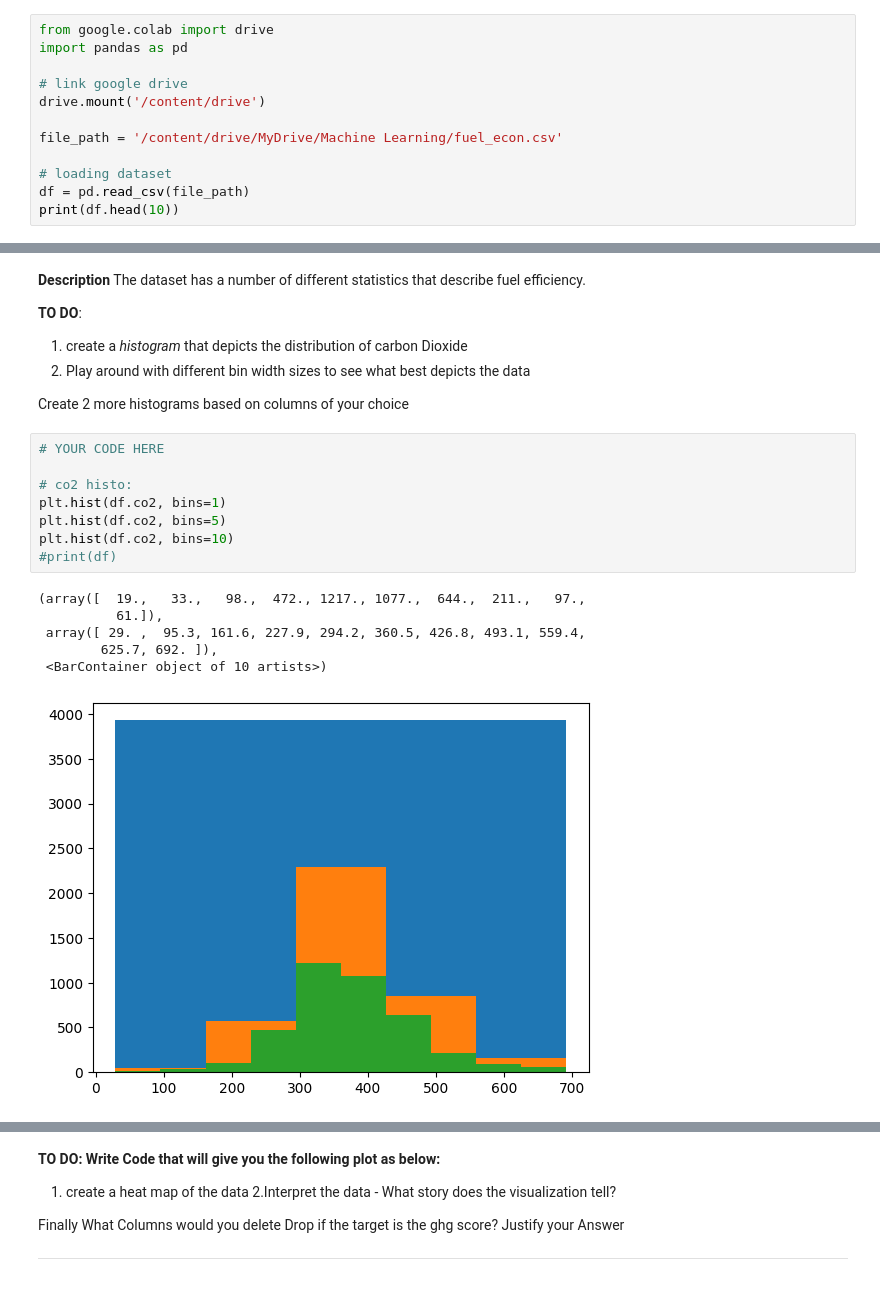
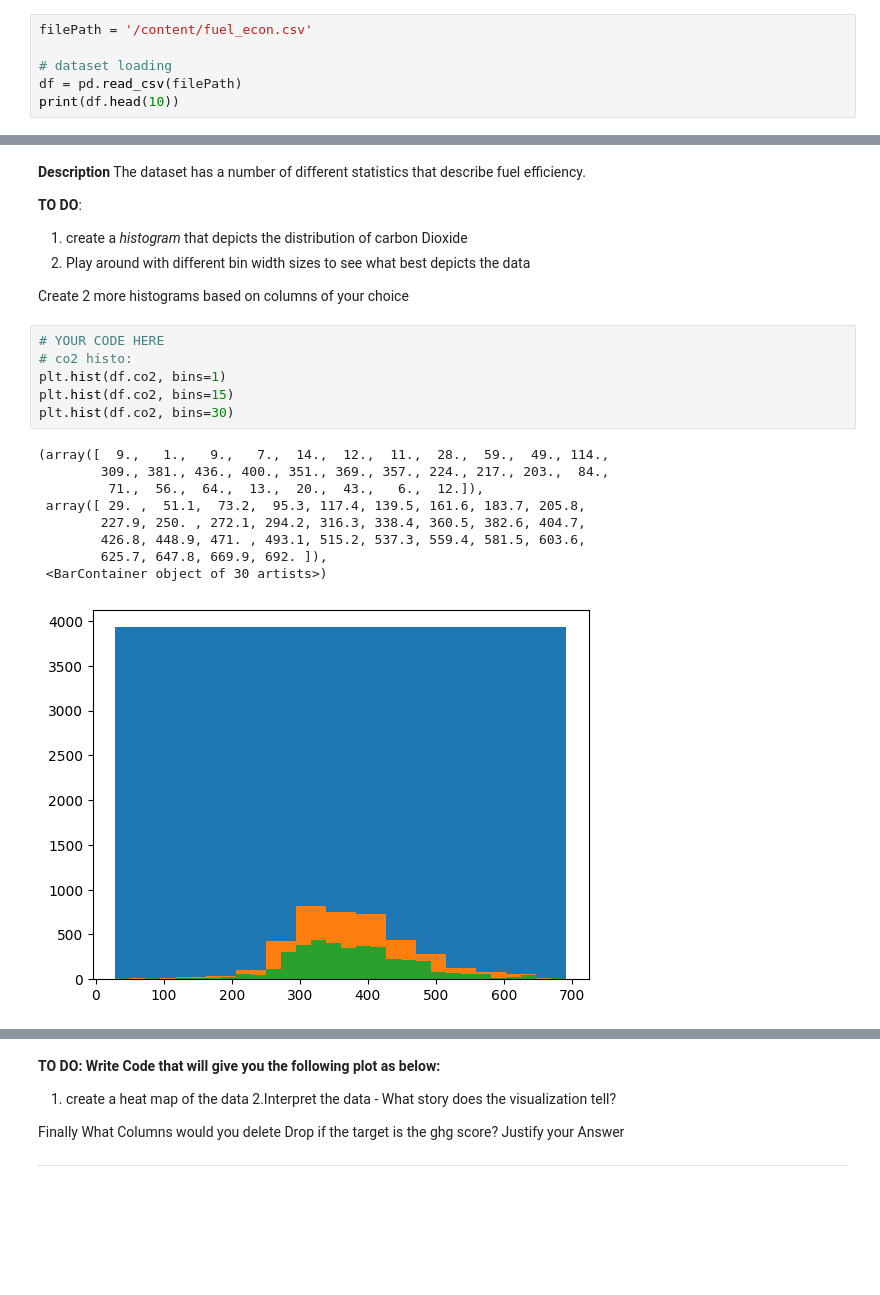
Before and after one commit to Terrymanzi/google_colab, a Jupyter notebook: Manzi_Terry_Plotting_Assignment.ipynb, the cells around one changed output, grey strips where cells are left out. Cells and saved outputs as stored; diff of their text form; blank space fills up the shorter version.

```diff
--- a/Manzi_Terry_Plotting_Assignment.ipynb
+++ b/Manzi_Terry_Plotting_Assignment.ipynb
@@ -21,15 +21,9 @@ Load the dataset and print at least 10 rows
 1.   Load the dataset
 2.   print atleast 10 rows of it
 # %%
-from google.colab import drive
-import pandas as pd
+filePath = '/content/fuel_econ.csv'
 
-# link google drive
-drive.mount('/content/drive')
-
-file_path = '/content/drive/MyDrive/Machine Learning/fuel_econ.csv'
-
-# loading dataset
-df = pd.read_csv(file_path)
+# dataset loading
+df = pd.read_csv(filePath)
 print(df.head(10))
 # %% [output]
@@ -68,16 +62,17 @@ The dataset has a number of different statistics that describe fuel efficiency.
 Create 2 more histograms based on columns of your choice
 # %%
 # YOUR CODE HERE
-
 # co2 histo:
 plt.hist(df.co2, bins=1)
-plt.hist(df.co2, bins=5)
-plt.hist(df.co2, bins=10)
-#print(df)
+plt.hist(df.co2, bins=15)
+plt.hist(df.co2, bins=30)
 # %% [output]
-(array([  19.,   33.,   98.,  472., 1217., 1077.,  644.,  211.,   97.,
-          61.]),
- array([ 29. ,  95.3, 161.6, 227.9, 294.2, 360.5, 426.8, 493.1, 559.4,
-        625.7, 692. ]),
- <BarContainer object of 10 artists>)
+(array([  9.,   1.,   9.,   7.,  14.,  12.,  11.,  28.,  59.,  49., 114.,
+        309., 381., 436., 400., 351., 369., 357., 224., 217., 203.,  84.,
+         71.,  56.,  64.,  13.,  20.,  43.,   6.,  12.]),
+ array([ 29. ,  51.1,  73.2,  95.3, 117.4, 139.5, 161.6, 183.7, 205.8,
+        227.9, 250. , 272.1, 294.2, 316.3, 338.4, 360.5, 382.6, 404.7,
+        426.8, 448.9, 471. , 493.1, 515.2, 537.3, 559.4, 581.5, 603.6,
+        625.7, 647.8, 669.9, 692. ]),
+ <BarContainer object of 30 artists>)
-[figure, old version]
+[figure, new version]
```
Also changed, not shown: parts of 5 cells of this notebook.
